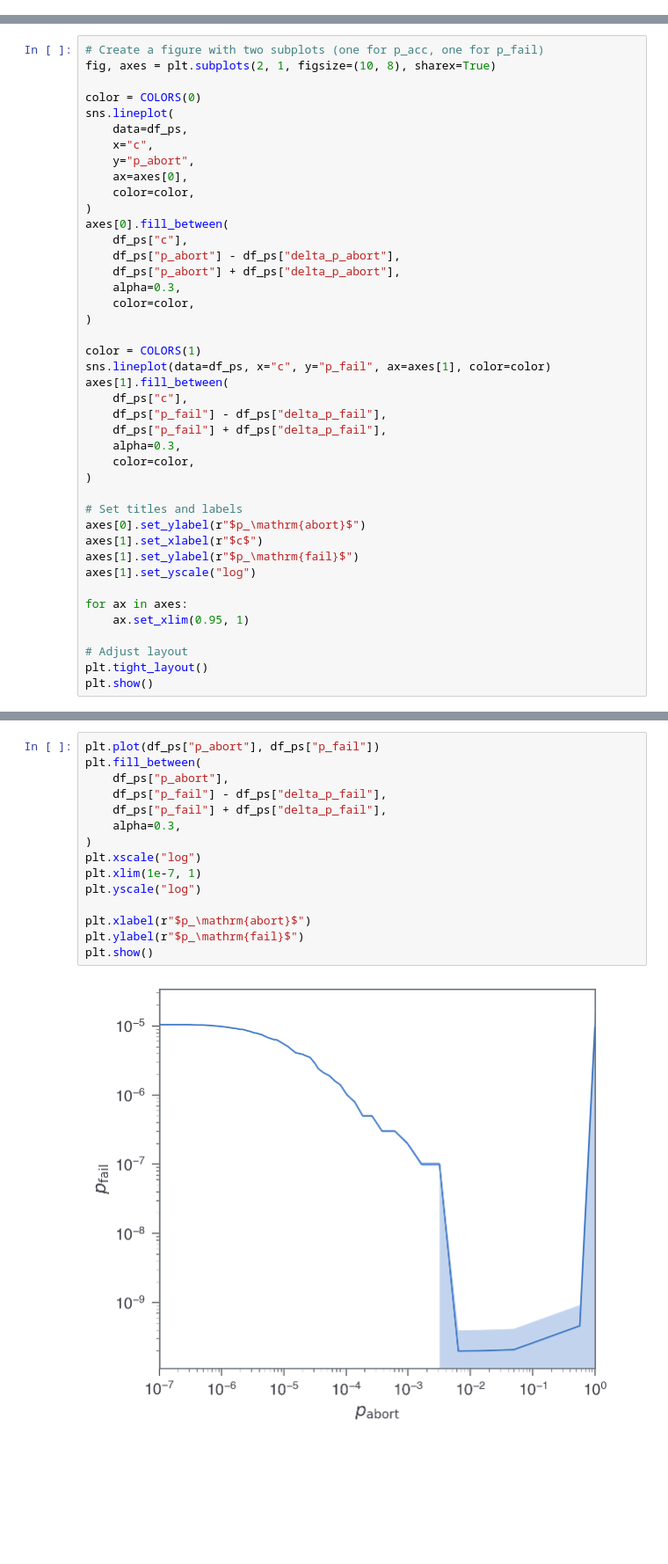
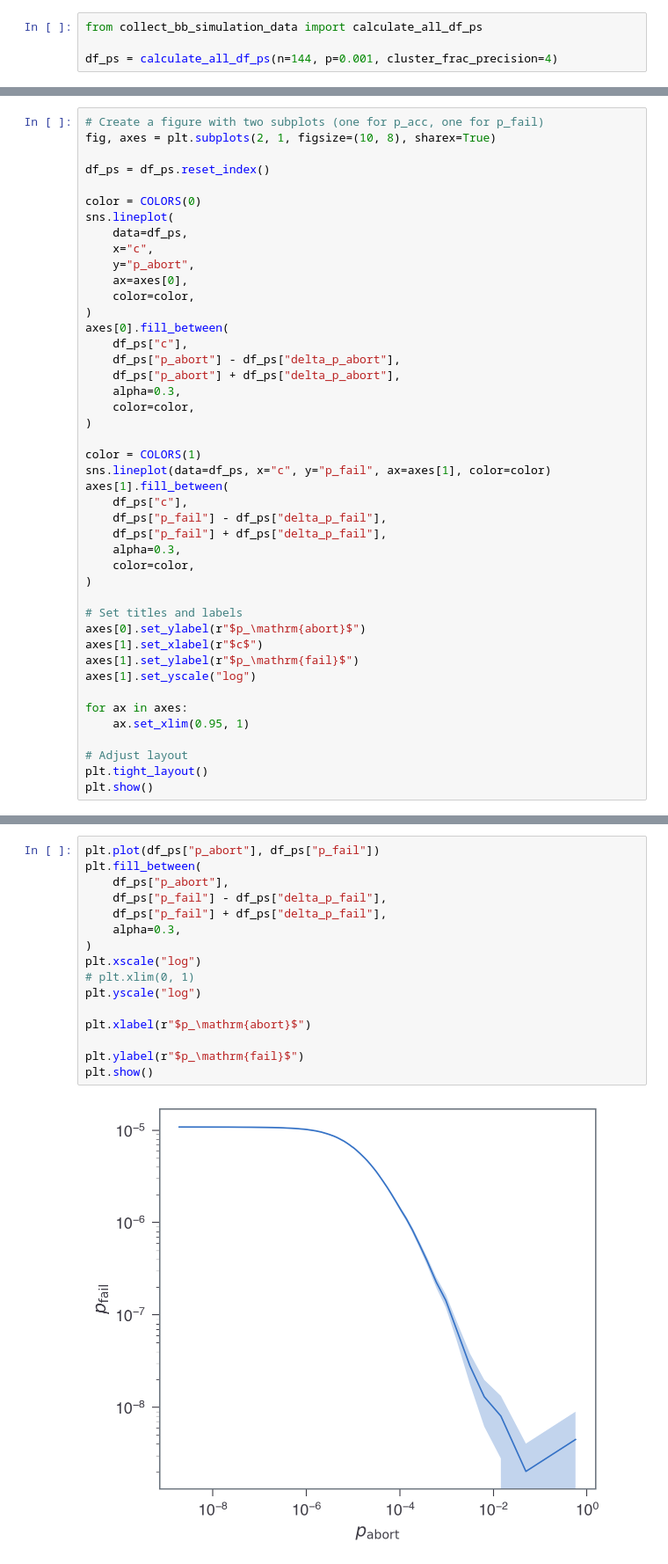
Before and after one commit to seokhyung-lee/ldpc-post-selection, a Jupyter notebook: simulations/analysis/bb_code_analysis.ipynb, the cells around one changed output, grey strips where cells are left out. Shown at 88% size. Saved outputs shown, nothing was run; the diff lists cells and outputs as text; blank space fills up the shorter version.

Commit message:
Update `calculate_all_df_ps` function

```diff
--- a/simulations/analysis/bb_code_analysis.ipynb
+++ b/simulations/analysis/bb_code_analysis.ipynb
@@ -218,0 +58,4 @@ df_ps.head()
+# %%
+from collect_bb_simulation_data import calculate_all_df_ps
+
+df_ps = calculate_all_df_ps(n=144, p=0.001, cluster_frac_precision=4)
@@ -219,6 +83,8 @@ df_ps.head()
 # %%
 # Create a figure with two subplots (one for p_acc, one for p_fail)
 fig, axes = plt.subplots(2, 1, figsize=(10, 8), sharex=True)
+
+df_ps = df_ps.reset_index()
 
 color = COLORS(0)
 sns.lineplot(
@@ -263,17 +129,18 @@ plt.show()
 # %%
 plt.plot(df_ps["p_abort"], df_ps["p_fail"])
 plt.fill_between(
     df_ps["p_abort"],
     df_ps["p_fail"] - df_ps["delta_p_fail"],
     df_ps["p_fail"] + df_ps["delta_p_fail"],
     alpha=0.3,
 )
 plt.xscale("log")
-plt.xlim(1e-7, 1)
+# plt.xlim(0, 1)
 plt.yscale("log")
 
 plt.xlabel(r"$p_\mathrm{abort}$")
+
 plt.ylabel(r"$p_\mathrm{fail}$")
 plt.show()
 # %% [output]
-[figure, old version]
+[figure, new version]
```
Also changed, not shown: parts of 10 cells of this notebook, 2 other files.
